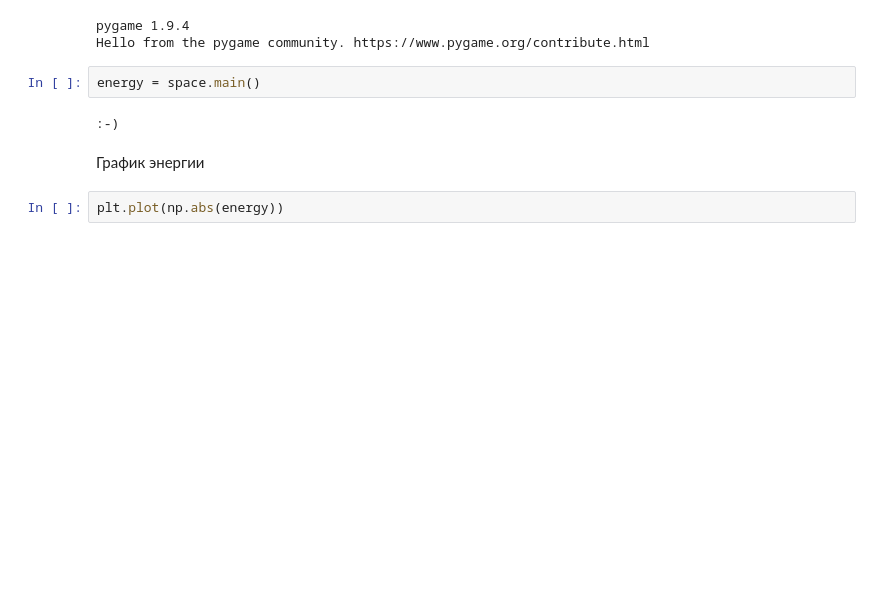
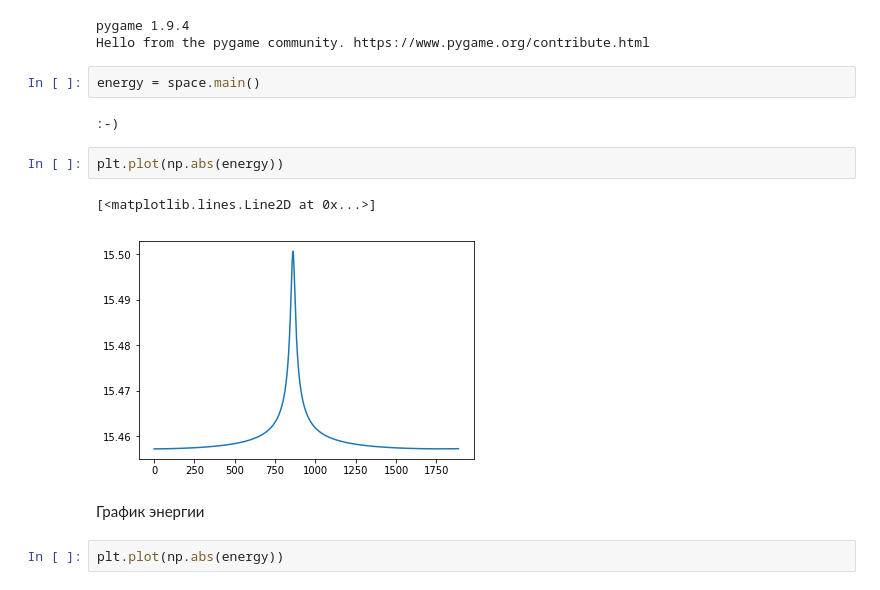
Before and after one commit to evgeniy97/MyOldCode, a Jupyter notebook: Space/Report.ipynb, the cells around one changed output. Cells and saved outputs as stored; diff of their text form; blank space fills up the shorter version.

```diff
--- a/Space/Report.ipynb
+++ b/Space/Report.ipynb
@@ -45,6 +45,11 @@ Hello from the pygame community. https://www.pygame.org/contribute.html
 energy = space.main()
 # %% [output]
 :-)
+# %%
+plt.plot(np.abs(energy))
+# %% [output]
+[<matplotlib.lines.Line2D at 0x...>]
+[figure, added]
 # %% [markdown]
 График энергии
 # %%
```
Also changed, not shown: parts of 2 cells of this notebook.
